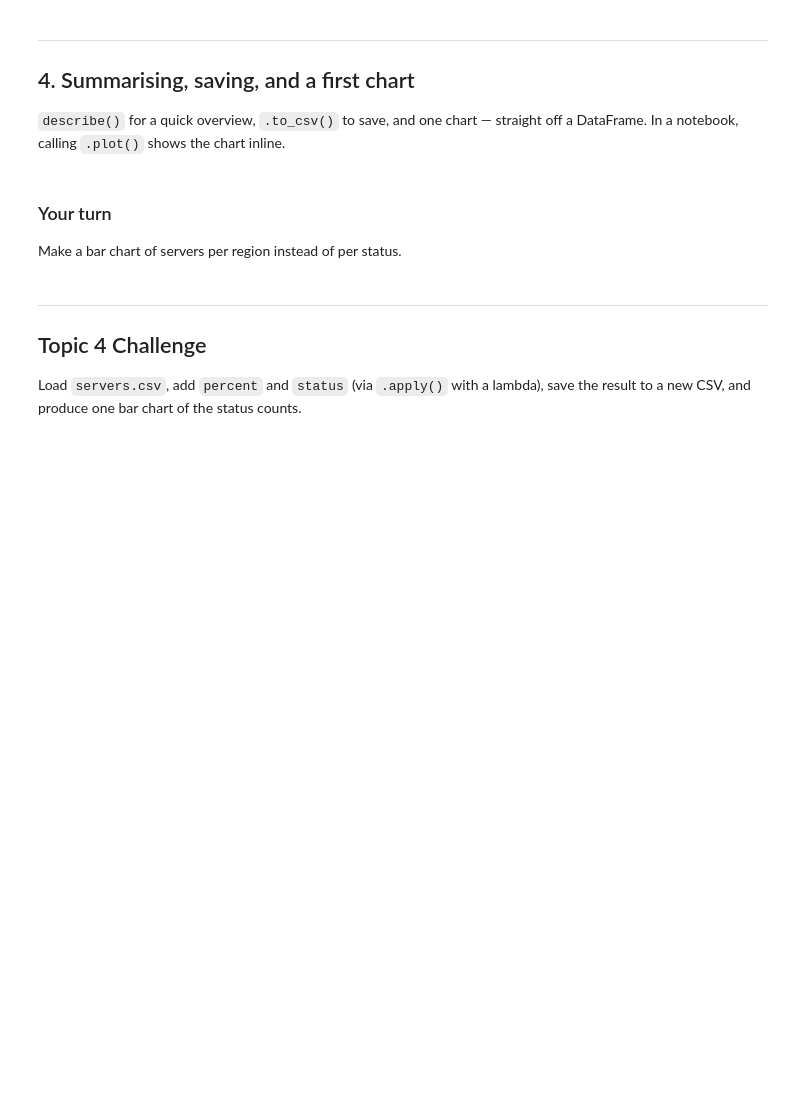
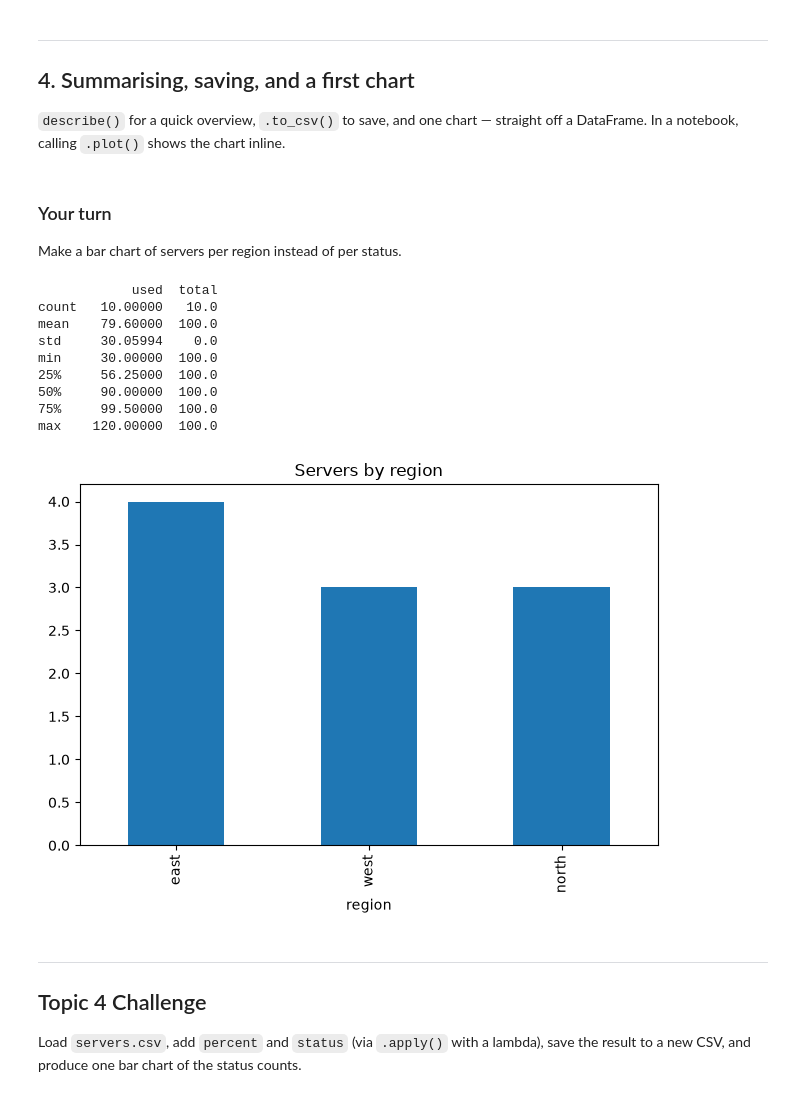
Before and after one commit to M01106046/CST1510-vitor, a Jupyter notebook: Week 06 - Pandas/04 - Apply, Lambda and Finishing Up/W06T04_walkthrough.ipynb, the cells around one changed output. Cells and saved outputs as stored; diff of their text form; code cells hidden in the pictures; blank space fills up the shorter version.

```diff
--- a/Week 06 - Pandas/04 - Apply, Lambda and Finishing Up/W06T04_walkthrough.ipynb
+++ b/Week 06 - Pandas/04 - Apply, Lambda and Finishing Up/W06T04_walkthrough.ipynb
@@ -161,3 +159,25 @@ Make a bar chart of servers per region instead of per status.
+# %%
+# your code here
+import matplotlib.pyplot as plt
+
+print(servers.describe())
+
+servers.to_csv("servers_report.csv", index=False)
+
+servers["region"].value_counts().plot(kind="bar", title="Servers by region")
+plt.tight_layout()
+plt.show()
+# %% [output]
+            used  total
+count   10.00000   10.0
+mean    79.60000  100.0
+std     30.05994    0.0
+min     30.00000  100.0
+25%     56.25000  100.0
+50%     90.00000  100.0
+75%     99.50000  100.0
+max    120.00000  100.0
+[figure, added]
 # %% [markdown]
 ---
 ## Topic 4 Challenge
```
Also changed, not shown: parts of 3 cells of this notebook, 2 other files.
